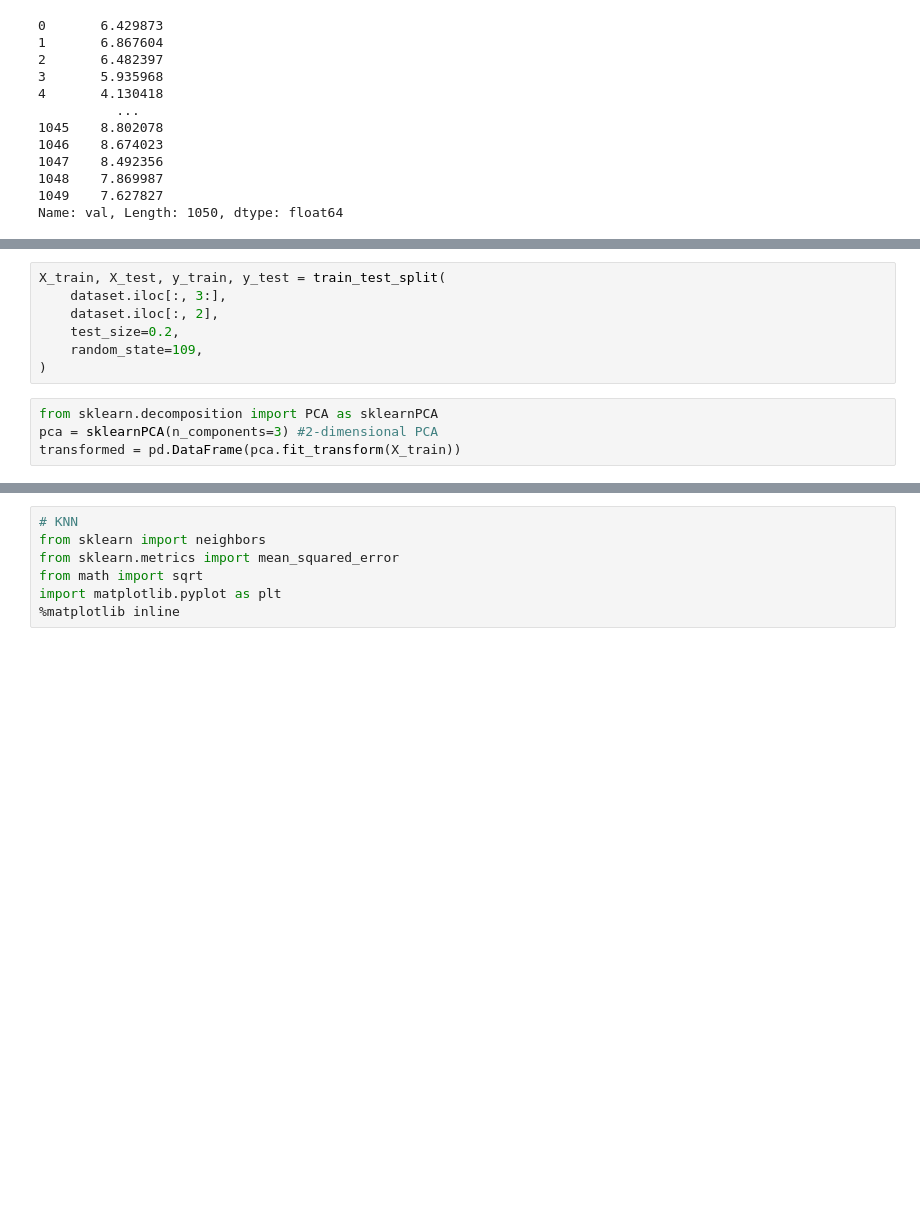
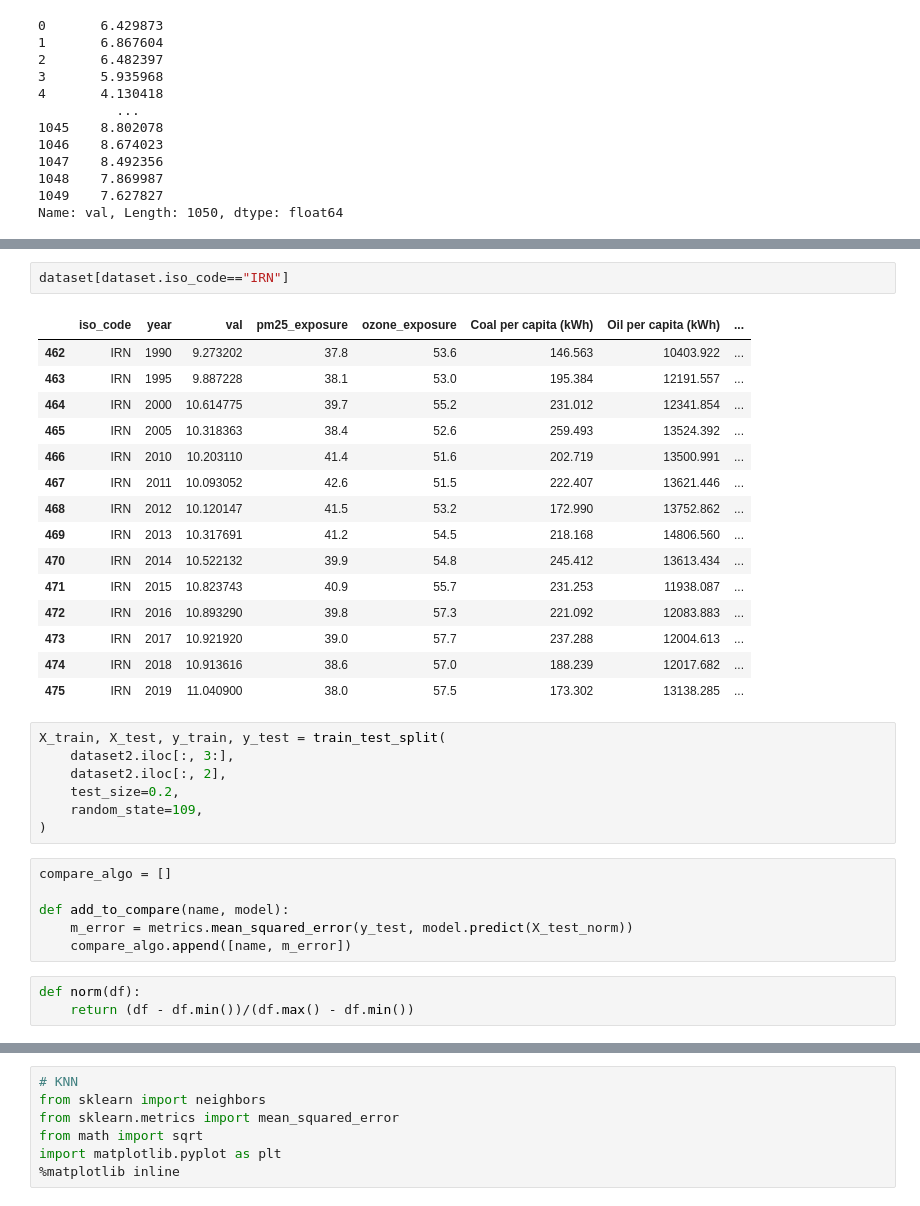
Before and after one commit to 1-1is0/air_pollution_effect, a Jupyter notebook: predict.ipynb, the cells around one changed output, grey strips where cells are left out. Saved outputs shown, nothing was run; the diff lists cells and outputs as text; blank space fills up the shorter version.

```diff
--- a/predict.ipynb
+++ b/predict.ipynb
@@ -355,12 +366,35 @@ from sklearn.metrics import mean_squared_error, r2_score
+# %%
+dataset[dataset.iso_code=="IRN"]
+# %% [output]
+|  | iso_code | year | val | pm25_exposure | ozone_exposure | Coal per capita (kWh) | Oil per capita (kWh) | ... |
+| 462 | IRN | 1990 | 9.273202 | 37.8 | 53.6 | 146.563 | 10403.922 | ... |
+| 463 | IRN | 1995 | 9.887228 | 38.1 | 53.0 | 195.384 | 12191.557 | ... |
+| 464 | IRN | 2000 | 10.614775 | 39.7 | 55.2 | 231.012 | 12341.854 | ... |
+| 465 | IRN | 2005 | 10.318363 | 38.4 | 52.6 | 259.493 | 13524.392 | ... |
+| 466 | IRN | 2010 | 10.203110 | 41.4 | 51.6 | 202.719 | 13500.991 | ... |
+| 467 | IRN | 2011 | 10.093052 | 42.6 | 51.5 | 222.407 | 13621.446 | ... |
+| 468 | IRN | 2012 | 10.120147 | 41.5 | 53.2 | 172.990 | 13752.862 | ... |
+| 469 | IRN | 2013 | 10.317691 | 41.2 | 54.5 | 218.168 | 14806.560 | ... |
+| 470 | IRN | 2014 | 10.522132 | 39.9 | 54.8 | 245.412 | 13613.434 | ... |
+| 471 | IRN | 2015 | 10.823743 | 40.9 | 55.7 | 231.253 | 11938.087 | ... |
+| 472 | IRN | 2016 | 10.893290 | 39.8 | 57.3 | 221.092 | 12083.883 | ... |
+| 473 | IRN | 2017 | 10.921920 | 39.0 | 57.7 | 237.288 | 12004.613 | ... |
+| 474 | IRN | 2018 | 10.913616 | 38.6 | 57.0 | 188.239 | 12017.682 | ... |
+| 475 | IRN | 2019 | 11.040900 | 38.0 | 57.5 | 173.302 | 13138.285 | ... |
 # %%
 X_train, X_test, y_train, y_test = train_test_split(
-    dataset.iloc[:, 3:],
-    dataset.iloc[:, 2],
+    dataset2.iloc[:, 3:],
+    dataset2.iloc[:, 2],
     test_size=0.2,
     random_state=109,
 )
-# %%
-from sklearn.decomposition import PCA as sklearnPCA
-pca = sklearnPCA(n_components=3) #2-dimensional PCA
-transformed = pd.DataFrame(pca.fit_transform(X_train))
+# %%
+compare_algo = []
+
+def add_to_compare(name, model):
+    m_error = metrics.mean_squared_error(y_test, model.predict(X_test_norm))
+    compare_algo.append([name, m_error])
+# %%
+def norm(df):
+    return (df - df.min())/(df.max() - df.min())
 # %%
```
Also changed, not shown: parts of 37 cells of this notebook, 2 other files.
